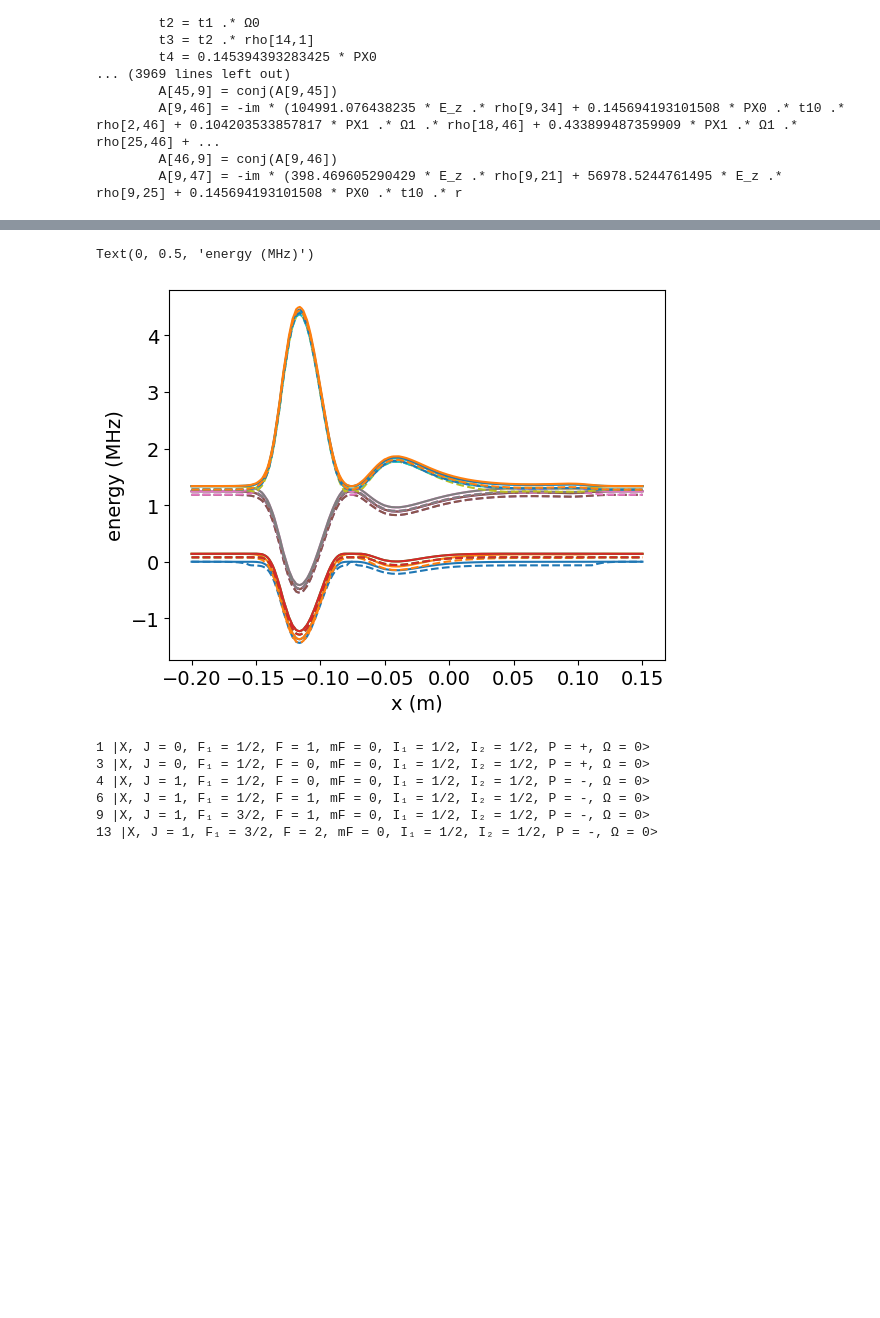
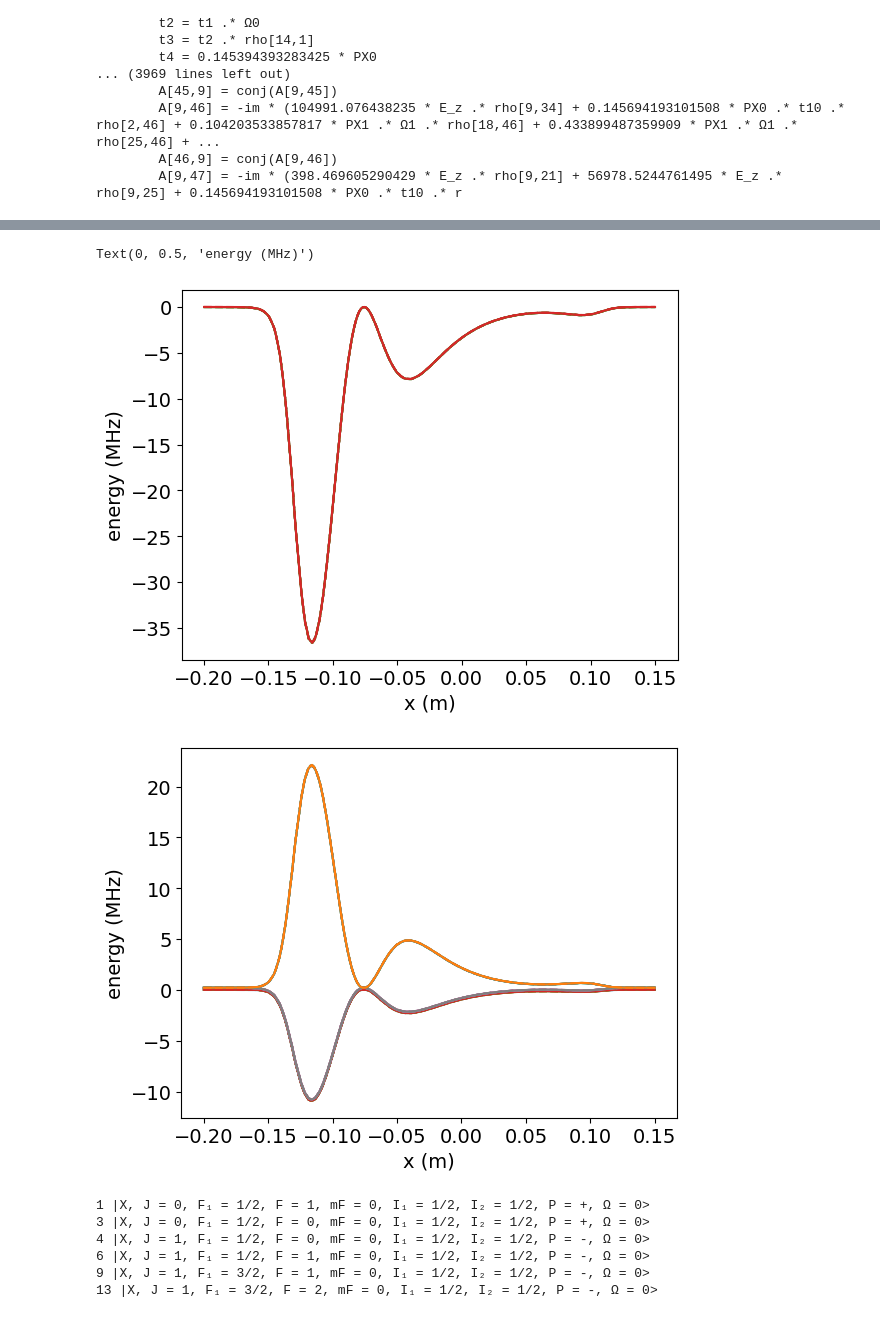
Before and after one commit to ograsdijk/CeNTREX-TlF, a Jupyter notebook: examples/spa paper/generate_hamiltonian.ipynb, the cells around one changed output, grey strips where cells are left out. Drawn from its saved outputs; the diff is of its cells as text; code cells hidden in the pictures; blank space fills up the shorter version.

```diff
--- a/examples/spa paper/generate_hamiltonian.ipynb
+++ b/examples/spa paper/generate_hamiltonian.ipynb
@@ -108,7 +108,7 @@ def projectors_and_a(H0, model_idx, atol: float = 1e-12):
 H0 = ham_func([0, 0, 0], [0, 0, 1e-5])
 eigenvals, eigenvecs = np.linalg.eigh(H0)
 H0 = np.diag(eigenvals)
-HSz = eigenvecs.conj().T @ (ham_uncoupled.HSz) @ eigenvecs
+HSz = eigenvecs.conj().T @ (ham_uncoupled.HSz) @ eigenvecs * 2 * np.pi
 
 # filter small values
 m = np.abs(HSz) < (np.abs(HSz).max() / 1e6)
@@ -838,7 +884,7 @@ from state_prep.electric_fields import Ez_from_csv
 electric_field = Ez_from_csv()
 
 # _ham = copy.deepcopy(ham_tot)
-_ham = smp.Matrix(H0 + HSz * Ez)
+_ham = smp.Matrix(H0 + 2 * np.pi * HSz * Ez)
 for fs in _ham.free_symbols:
     if fs == Ez:
         continue
@@ -849,8 +895,7 @@ display(_ham[:5, :5])
 x = np.linspace(-0.2, 0.15, 251)
 eigenvalues = []
 for Ez_val in tqdm.tqdm(electric_field(x)):
-    _h = _ham.subs(Ez, Ez_val)
-    vals, vecs = np.linalg.eigh(smp.matrix2numpy(_h, dtype=np.complex128))
+    vals = np.linalg.eigvalsh(ham_func([0, 0, Ez_val], [0, 0, 1e-5]).real)
     eigenvalues.append(vals)
 eigenvalues = np.array(eigenvalues)
 # %% [output]
@@ -858,5 +903,5 @@ $\displaystyle \left[\begin{matrix}-20891.7959866281 & 0 & 0 & 0 & 15.7319721359
 # %%
-_ham = copy.deepcopy(H_rot)
+_ham = copy.deepcopy(Heff)
 for fs in _ham.free_symbols:
     if fs == Ez:
         continue
@@ -868,7 +913,7 @@ x = np.linspace(-0.2, 0.15, 251)
 eigenvalues_other = []
 for Ez_val in tqdm.tqdm(electric_field(x)):
     _h = _ham.subs(Ez, Ez_val)
-    vals, vecs = np.linalg.eigh(smp.matrix2numpy(_h, dtype=np.complex128))
+    vals = np.linalg.eigvalsh(smp.matrix2numpy(_h, dtype=np.complex128))
     eigenvalues_other.append(vals)
 eigenvalues_other = np.array(eigenvalues_other)
 # %% [output]
@@ -876,21 +921,37 @@ $\displaystyle \left[\begin{matrix}- 18.0249808240974 E_{z}^{2} - 20891.79598662
 # %%
 fig, ax = plt.subplots()
-for idv in range(4, 16):
-    (line,) = ax.plot(x, (eigenvalues[:, idv] - eigenvalues[0, 4]) / 1e6)
+for idv in range(0, 4):
+    (line,) = ax.plot(x, (eigenvalues[:, idv] - eigenvalues[0, 0]) / (2 * np.pi * 1e6))
     ax.plot(
         x,
-        (eigenvalues_other[:, idv] - eigenvalues_other[0, 4]) / 1e6,
+        (eigenvalues_other[:, idv] - eigenvalues_other[0, 0]) / (2 * np.pi * 1e6),
         color=line.get_color(),
         ls="--",
     )
 # ax1 = ax.twinx()
 # ax1.plot(x, electric_field(x), color="k", linestyle="--")
 # ax1.set_ylabel("Electric field (V/m)")
 ax.set_xlabel("x (m)")
 ax.set_ylabel("energy (MHz)")
+
+fig, ax = plt.subplots()
+for idv in range(4, 16):
+    (line,) = ax.plot(x, (eigenvalues[:, idv] - eigenvalues[0, 4]) / (2 * np.pi * 1e6))
+    ax.plot(
+        x,
+        (eigenvalues_other[:, idv] - eigenvalues_other[0, 4]) / (2 * np.pi * 1e6),
+        color=line.get_color(),
+        ls="--",
+    )
+# ax1 = ax.twinx()
+# ax1.plot(x, electric_field(x), color="k", linestyle="--")
+# ax1.set_ylabel("Electric field (V/m)")
+ax.set_xlabel("x (m)")
+ax.set_ylabel("energy (MHz)")
 # %% [output]
 Text(0, 0.5, 'energy (MHz)')
-[figure, old version]
+[figure, new version]
+[figure, added]
 # %%
 Hi = ham_func(E=[0, 0, 1e-3], B=[0, 0, 1e-3])
 E, V = np.linalg.eigh(Hi)
```
Also changed, not shown: parts of 27 cells of this notebook, 5 other files.
